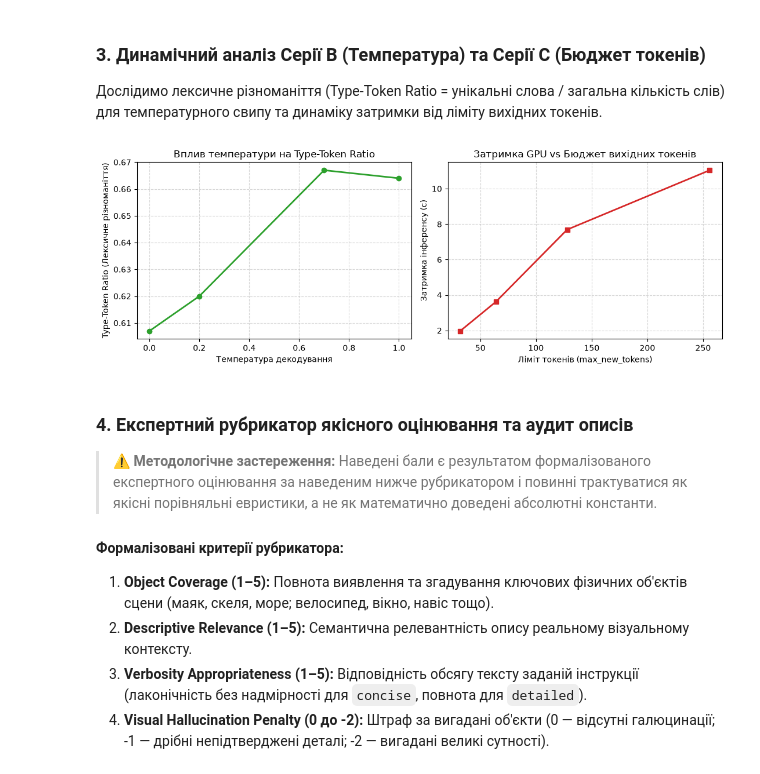
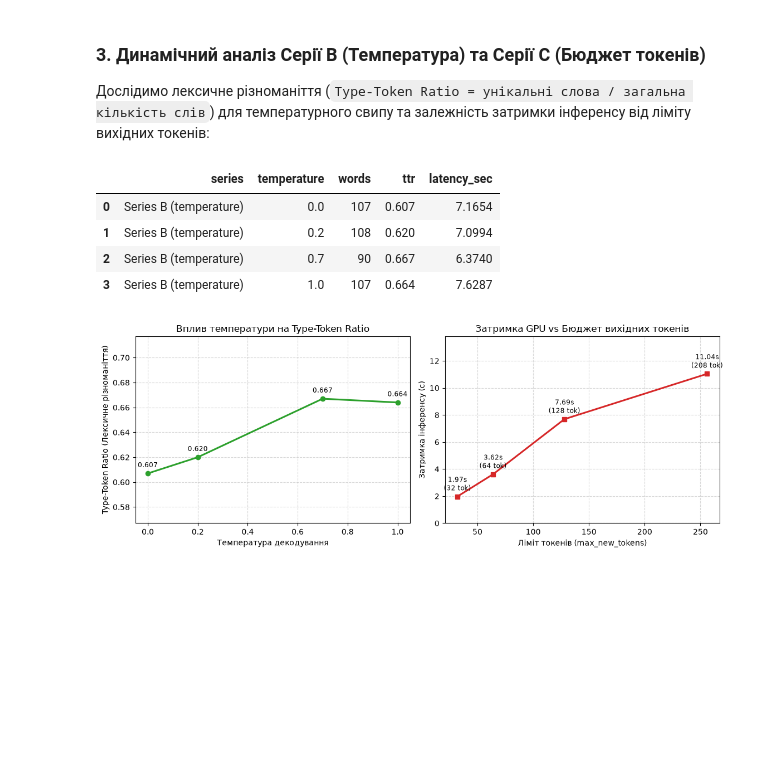
Before and after one commit to Eclipse-XS/Neural-Network-Labs-Max, a Jupyter notebook: lab5_multimodal_captioning/notebooks/03_caption_quality_analysis.ipynb, the cells around one changed output. Cells and saved outputs as stored; diff of their text form; code cells hidden in the pictures; blank space fills up the shorter version.

```diff
--- a/lab5_multimodal_captioning/notebooks/03_caption_quality_analysis.ipynb
+++ b/lab5_multimodal_captioning/notebooks/03_caption_quality_analysis.ipynb
@@ -54,22 +57,23 @@ display(df.head(3))
 # %%
 concise_runs = df[(df['series'] == 'prompt_wording') & (df['prompt_style'] == 'concise')]
 
-fig, axes = plt.subplots(2, 2, figsize=(11, 10))
+fig, axes = plt.subplots(2, 2, figsize=(11.5, 10.2))
 axes = axes.flatten()
 
 for idx, (_, row) in enumerate(concise_runs.iterrows()):
     img_path = INPUTS_DIR / row['image_file']
     img = Image.open(img_path)
+    wrapped_cap = textwrap.fill(f'"{row["caption"]}"', width=44)
     axes[idx].imshow(img)
     axes[idx].axis('off')
     axes[idx].set_title(
-        f"{row['category']}\n\"{row['caption']}\"",
+        f"{row['category']} (tokens={row['generated_tokens']}, {row['latency_sec']:.2f}s)\n{wrapped_cap}",
         fontsize=10,
         fontweight='bold',
-        pad=8
+        pad=10,
     )
 
-plt.tight_layout()
+plt.tight_layout(pad=2.0)
 plt.savefig(FIGURES_DIR / 'input_images_and_concise_captions.png', dpi=200)
 plt.show()
 # %% [output]
@@ -125,44 +137,50 @@ plt.show()
 # %% [markdown]
 ### 3. Динамічний аналіз Серії B (Температура) та Серії C (Бюджет токенів)
 
-Дослідимо лексичне різноманіття (Type-Token Ratio = унікальні слова / загальна кількість слів) для температурного свипу та динаміку затримки від ліміту вихідних токенів.
+Дослідимо лексичне різноманіття (`Type-Token Ratio = унікальні слова / загальна кількість слів`) для температурного свипу та залежність затримки інференсу від ліміту вихідних токенів:
 # %%
-# Серія B: Температура
 df_b = df[df['series'] == 'temperature'].copy().sort_values('temperature')
-def compute_ttr(text):
+def compute_ttr(text: str) -> float:
     words = [w.lower().strip('.,!?:;') for w in str(text).split() if len(w) > 0]
-    return round(len(set(words)) / len(words), 3) if len(words) > 0 else 0.0
+    return round(len(set(words)) / len(words), 3) if words else 0.0
 
 df_b['ttr'] = df_b['caption'].apply(compute_ttr)
 df_b['words'] = df_b['caption'].apply(lambda s: len(str(s).split()))
+df_c = df[df['series'] == 'token_budget'].copy().sort_values('max_new_tokens')
 
-fig, (ax1, ax2) = plt.subplots(1, 2, figsize=(11, 4))
-ax1.plot(df_b['temperature'], df_b['ttr'], marker='o', color='#2ca02c', linewidth=2)
+summary_bc = pd.concat(
+    [
+        df_b[['temperature', 'words', 'ttr', 'latency_sec']].assign(series='Series B (temperature)'),
+    ],
+    ignore_index=True,
+)
+display(summary_bc[['series', 'temperature', 'words', 'ttr', 'latency_sec']])
+
+fig, (ax1, ax2) = plt.subplots(1, 2, figsize=(11.5, 4.3))
+ax1.plot(df_b['temperature'], df_b['ttr'], marker='o', color='#2ca02c', linewidth=2.2)
+for _, r in df_b.iterrows():
+    ax1.annotate(f"{r['ttr']:.3f}", (r['temperature'], r['ttr']), textcoords='offset points', xytext=(0, 8), ha='center', fontsize=8.5)
 ax1.set_xlabel('Температура декодування')
 ax1.set_ylabel('Type-Token Ratio (Лексичне різноманіття)')
 ax1.set_title('Вплив температури на Type-Token Ratio')
+ax1.set_ylim(min(df_b['ttr']) - 0.04, max(df_b['ttr']) + 0.05)
 ax1.grid(True, linestyle='--', alpha=0.5)
 
-# Серія C: Бюджет токенів
-df_c = df[df['series'] == 'token_budget'].copy().sort_values('max_new_tokens')
-ax2.plot(df_c['max_new_tokens'], df_c['latency_sec'], marker='s', color='#d62728', linewidth=2)
+ax2.plot(df_c['max_new_tokens'], df_c['latency_sec'], marker='s', color='#d62728', linewidth=2.2)
+for _, r in df_c.iterrows():
+    ax2.annotate(f"{r['latency_sec']:.2f}s\n({int(r['generated_tokens'])} tok)", (r['max_new_tokens'], r['latency_sec']), textcoords='offset points', xytext=(0, 8), ha='center', fontsize=8.3)
 ax2.set_xlabel('Ліміт токенів (max_new_tokens)')
 ax2.set_ylabel('Затримка інференсу (с)')
 ax2.set_title('Затримка GPU vs Бюджет вихідних токенів')
+ax2.set_ylim(0, max(df_c['latency_sec']) * 1.25)
 ax2.grid(True, linestyle='--', alpha=0.5)
 
 plt.tight_layout()
-plt.savefig(FIGURES_DIR / 'temperature_lexical_diversity.png', dpi=200)
 plt.show()
 # %% [output]
+|  | series | temperature | words | ttr | latency_sec |
+| 0 | Series B (temperature) | 0.0 | 107 | 0.607 | 7.1654 |
+| 1 | Series B (temperature) | 0.2 | 108 | 0.620 | 7.0994 |
+| 2 | Series B (temperature) | 0.7 | 90 | 0.667 | 6.3740 |
+| 3 | Series B (temperature) | 1.0 | 107 | 0.664 | 7.6287 |
-[figure, old version]
+[figure, new version]
-# %% [markdown]
-### 4. Експертний рубрикатор якісного оцінювання та аудит описів
-
-> ⚠️ **Методологічне застереження:** Наведені бали є результатом формалізованого експертного оцінювання за наведеним нижче рубрикатором і повинні трактуватися як якісні порівняльні евристики, а не як математично доведені абсолютні константи.
-
-#### Формалізовані критерії рубрикатора:
-1. **Object Coverage (1–5):** Повнота виявлення та згадування ключових фізичних об'єктів сцени (маяк, скеля, море; велосипед, вікно, навіс тощо).
-2. **Descriptive Relevance (1–5):** Семантична релевантність опису реальному візуальному контексту.
-3. **Verbosity Appropriateness (1–5):** Відповідність обсягу тексту заданій інструкції (лаконічність без надмірності для `concise`, повнота для `detailed`).
-4. **Visual Hallucination Penalty (0 до -2):** Штраф за вигадані об'єкти (0 — відсутні галюцинації; -1 — дрібні непідтверджені деталі; -2 — вигадані великі сутності).
```
Also changed, not shown: parts of 11 cells of this notebook, 4 other files.
